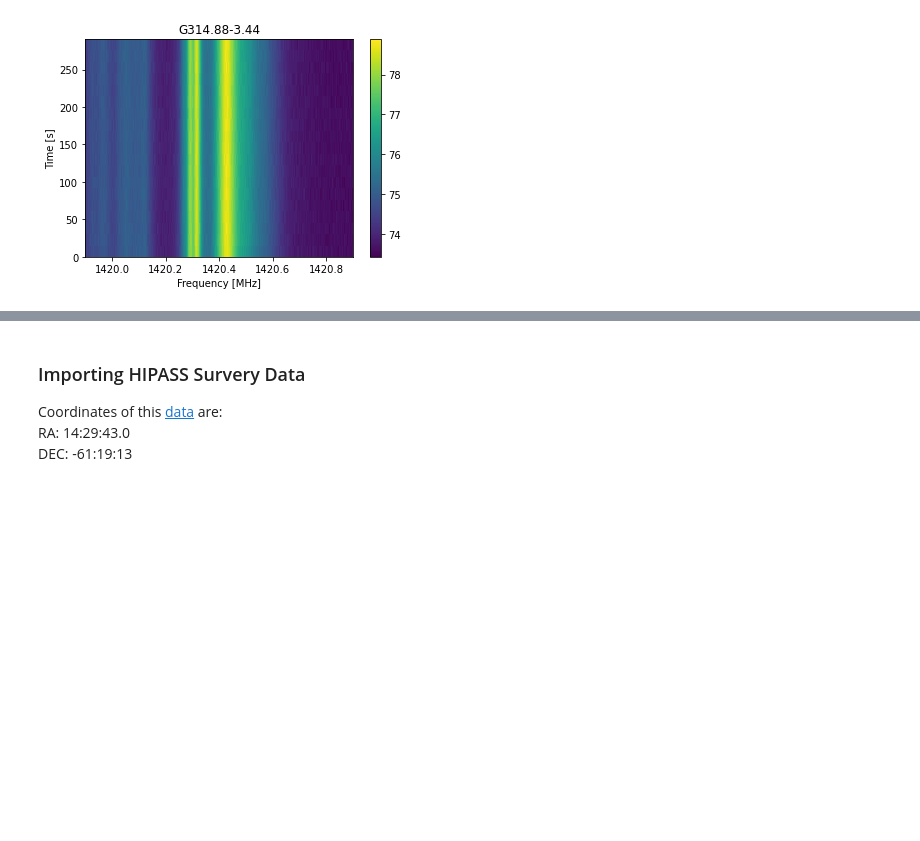
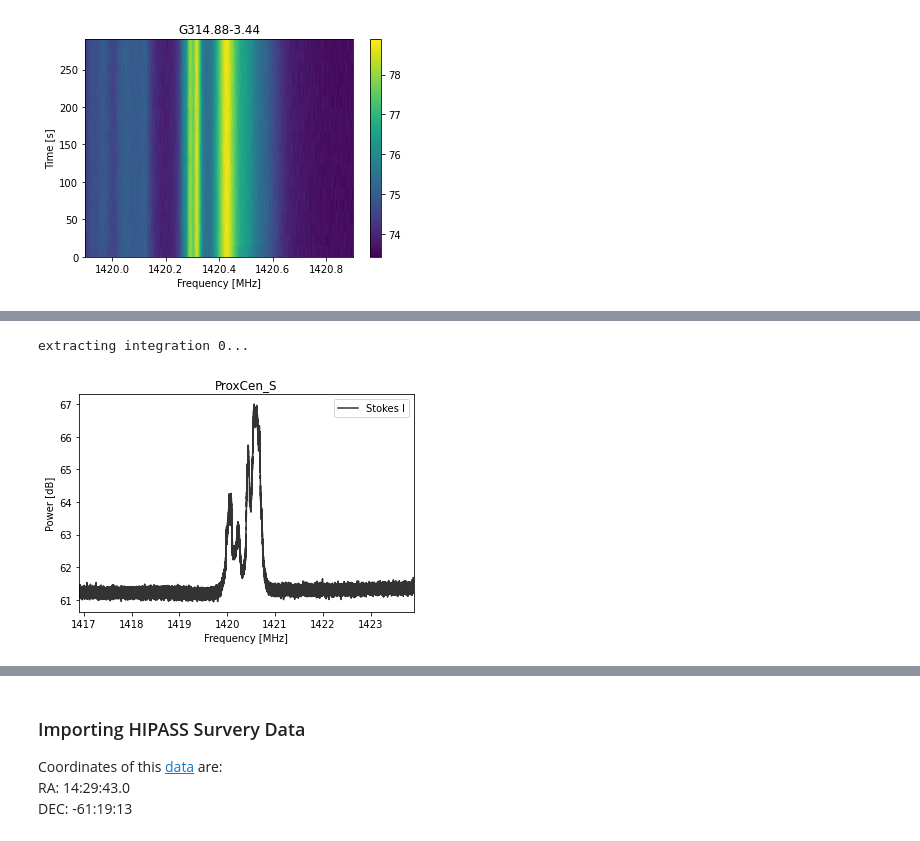
Before and after one commit to rtraas/SETI-Proxima-Centauri, a Jupyter notebook: H21cm.ipynb, the cells around one changed output, grey strips where cells are left out. Drawn from its saved outputs; the diff is of its cells as text; code cells hidden in the pictures; blank space fills up the shorter version.

```diff
--- a/H21cm.ipynb
+++ b/H21cm.ipynb
@@ -72,0 +99,5 @@ extracting integration 0...
+# %%
+fb1.plot_spectrum(logged=True)
+# %% [output]
+extracting integration 0...
+[figure, added]
```
Also changed, not shown: parts of 17 cells of this notebook.
